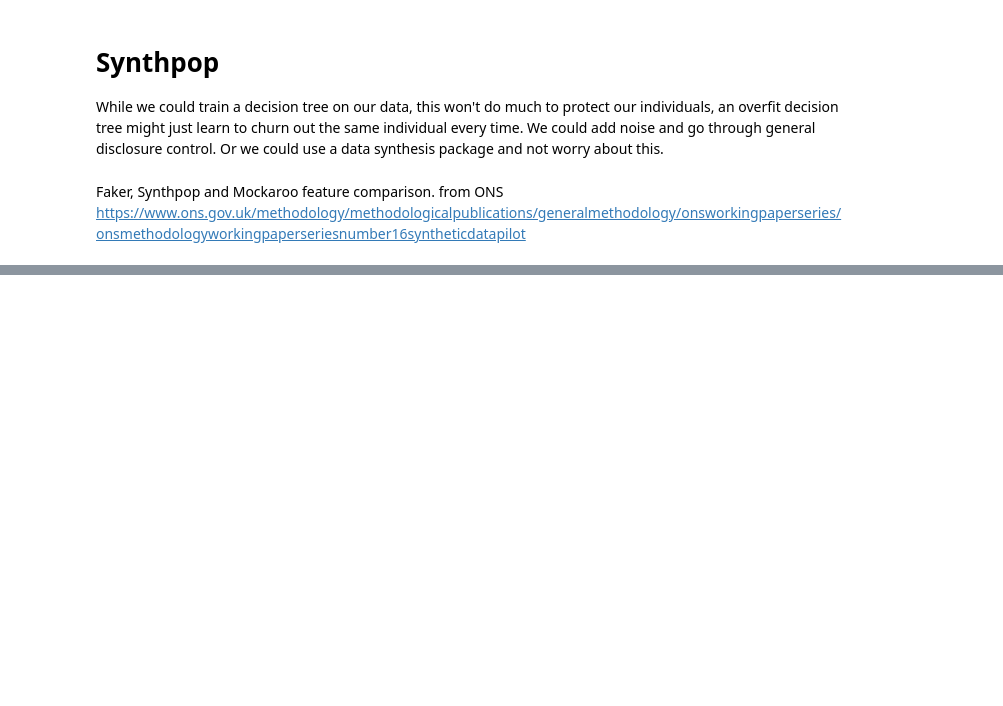
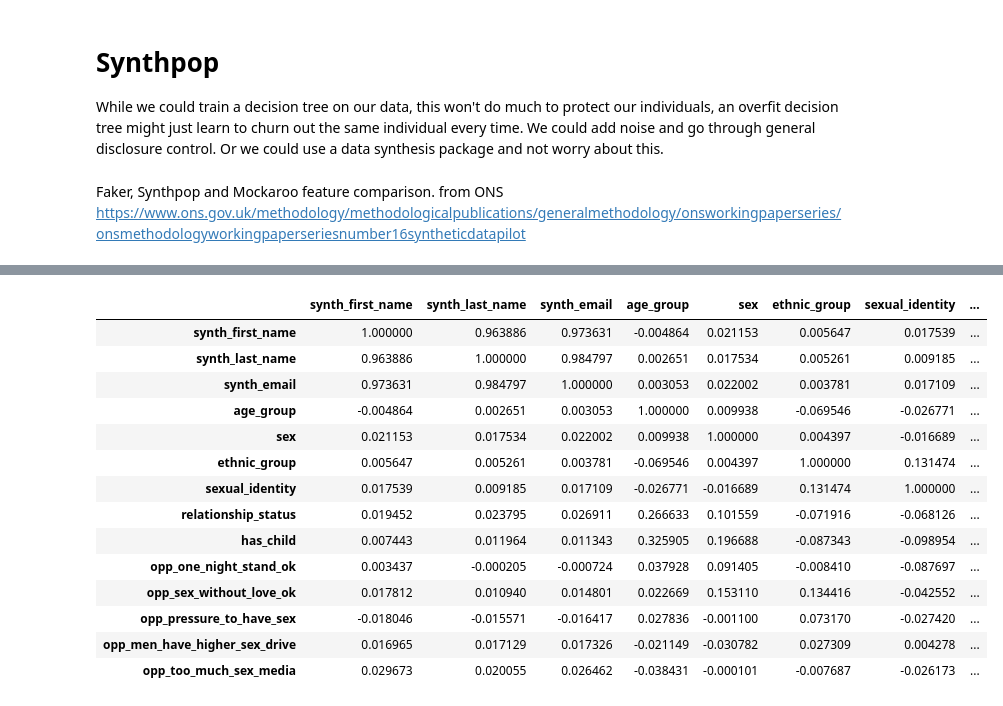
Before and after one commit to UKDataServiceOpen/Synthetic-Data, a Jupyter notebook: code-demo/CodeDemo.ipynb, the cells around one changed output, grey strips where cells are left out. Saved outputs shown, nothing was run; the diff lists cells and outputs as text; code cells hidden in the pictures; blank space fills up the shorter version.

```diff
--- a/code-demo/CodeDemo.ipynb
+++ b/code-demo/CodeDemo.ipynb
@@ -1039,0 +1252,19 @@ https://www.ons.gov.uk/methodology/methodologicalpublications/generalmethodology
+# %%
+corr = df.apply(lambda x : pd.factorize(x)[0]).corr()
+corr.style.background_gradient(cmap='coolwarm')
+# %% [output]
+|  | synth_first_name | synth_last_name | synth_email | age_group | sex | ethnic_group | sexual_identity | ... |
+| synth_first_name | 1.000000 | 0.963886 | 0.973631 | -0.004864 | 0.021153 | 0.005647 | 0.017539 | ... |
+| synth_last_name | 0.963886 | 1.000000 | 0.984797 | 0.002651 | 0.017534 | 0.005261 | 0.009185 | ... |
+| synth_email | 0.973631 | 0.984797 | 1.000000 | 0.003053 | 0.022002 | 0.003781 | 0.017109 | ... |
+| age_group | -0.004864 | 0.002651 | 0.003053 | 1.000000 | 0.009938 | -0.069546 | -0.026771 | ... |
+| sex | 0.021153 | 0.017534 | 0.022002 | 0.009938 | 1.000000 | 0.004397 | -0.016689 | ... |
+| ethnic_group | 0.005647 | 0.005261 | 0.003781 | -0.069546 | 0.004397 | 1.000000 | 0.131474 | ... |
+| sexual_identity | 0.017539 | 0.009185 | 0.017109 | -0.026771 | -0.016689 | 0.131474 | 1.000000 | ... |
+| relationship_status | 0.019452 | 0.023795 | 0.026911 | 0.266633 | 0.101559 | -0.071916 | -0.068126 | ... |
+| has_child | 0.007443 | 0.011964 | 0.011343 | 0.325905 | 0.196688 | -0.087343 | -0.098954 | ... |
+| opp_one_night_stand_ok | 0.003437 | -0.000205 | -0.000724 | 0.037928 | 0.091405 | -0.008410 | -0.087697 | ... |
+| opp_sex_without_love_ok | 0.017812 | 0.010940 | 0.014801 | 0.022669 | 0.153110 | 0.134416 | -0.042552 | ... |
+| opp_pressure_to_have_sex | -0.018046 | -0.015571 | -0.016417 | 0.027836 | -0.001100 | 0.073170 | -0.027420 | ... |
+| opp_men_have_higher_sex_drive | 0.016965 | 0.017129 | 0.017326 | -0.021149 | -0.030782 | 0.027309 | 0.004278 | ... |
+| opp_too_much_sex_media | 0.029673 | 0.020055 | 0.026462 | -0.038431 | -0.000101 | -0.007687 | -0.026173 | ... |
```
Also changed, not shown: parts of 43 cells of this notebook, 1 other file.
